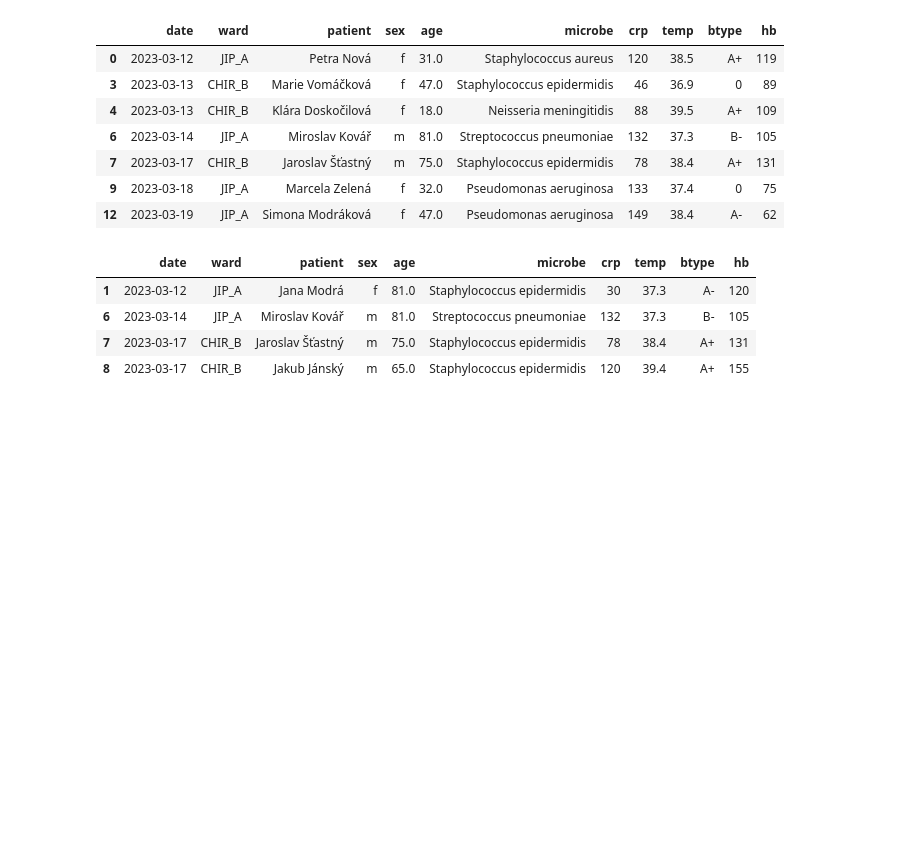
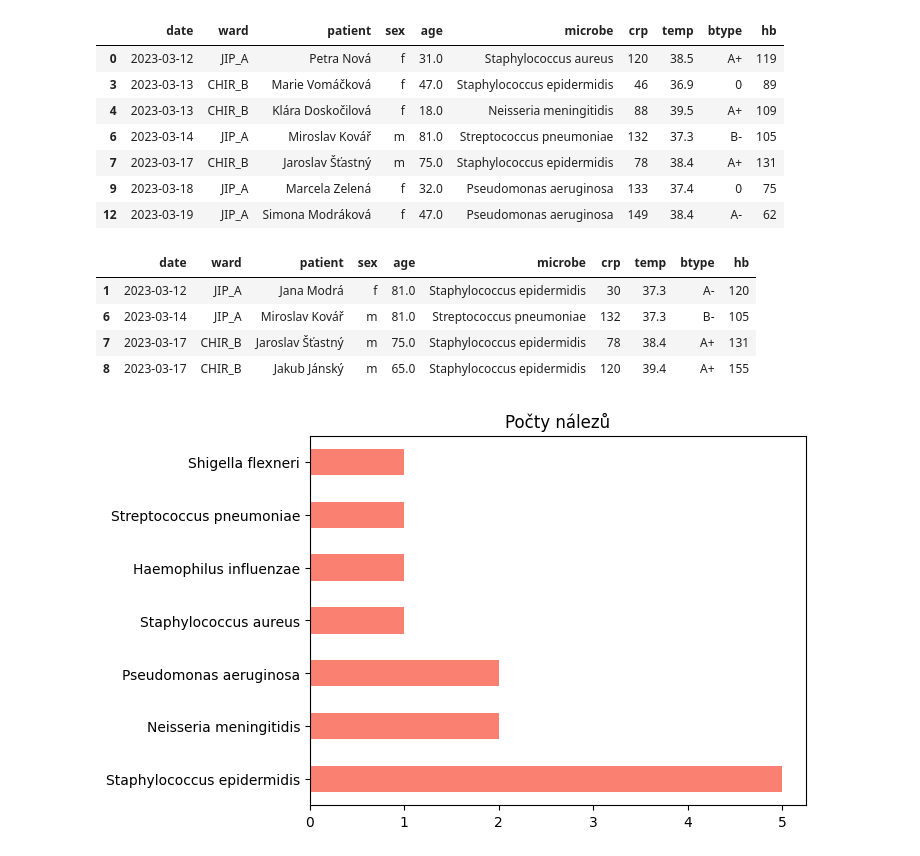
Before and after one commit to zahradnzu/codeclub, a Jupyter notebook: 3rd_session/cisteni_dat.ipynb, the cells around one changed output. Drawn from its saved outputs; the diff is of its cells as text; code cells hidden in the pictures; blank space fills up the shorter version.

```diff
--- a/3rd_session/cisteni_dat.ipynb
+++ b/3rd_session/cisteni_dat.ipynb
@@ -1,8 +1,9 @@
 # %%
 import pandas as pd
 import numpy as np
+import matplotlib.pyplot as plt
 
-df = pd.read_excel("C:/Users/zahra/Desktop/python_import/cc_dataset_messy.xlsx")
+df = pd.read_excel("C:/Users/z/Desktop/python_import/cc_dataset_messy.xlsx")
 df
 # %% [output]
 |  | date | ward | jméno pacienta | sex | age | microbe | crp | temp | btype | hb |
@@ -132,0 +134,8 @@ anemic_patients.to_excel("C:/Users/zahra/Desktop/python_export/codeclub_export.x
+# %%
+microbe_counts = ndf.microbe.value_counts()
+microbe_counts.plot(kind='barh', color="salmon")
+
+plt.title("Počty nálezů")
+plt.show()
+# %% [output]
+[figure, added]
```
Also changed, not shown: parts of 2 cells of this notebook.
